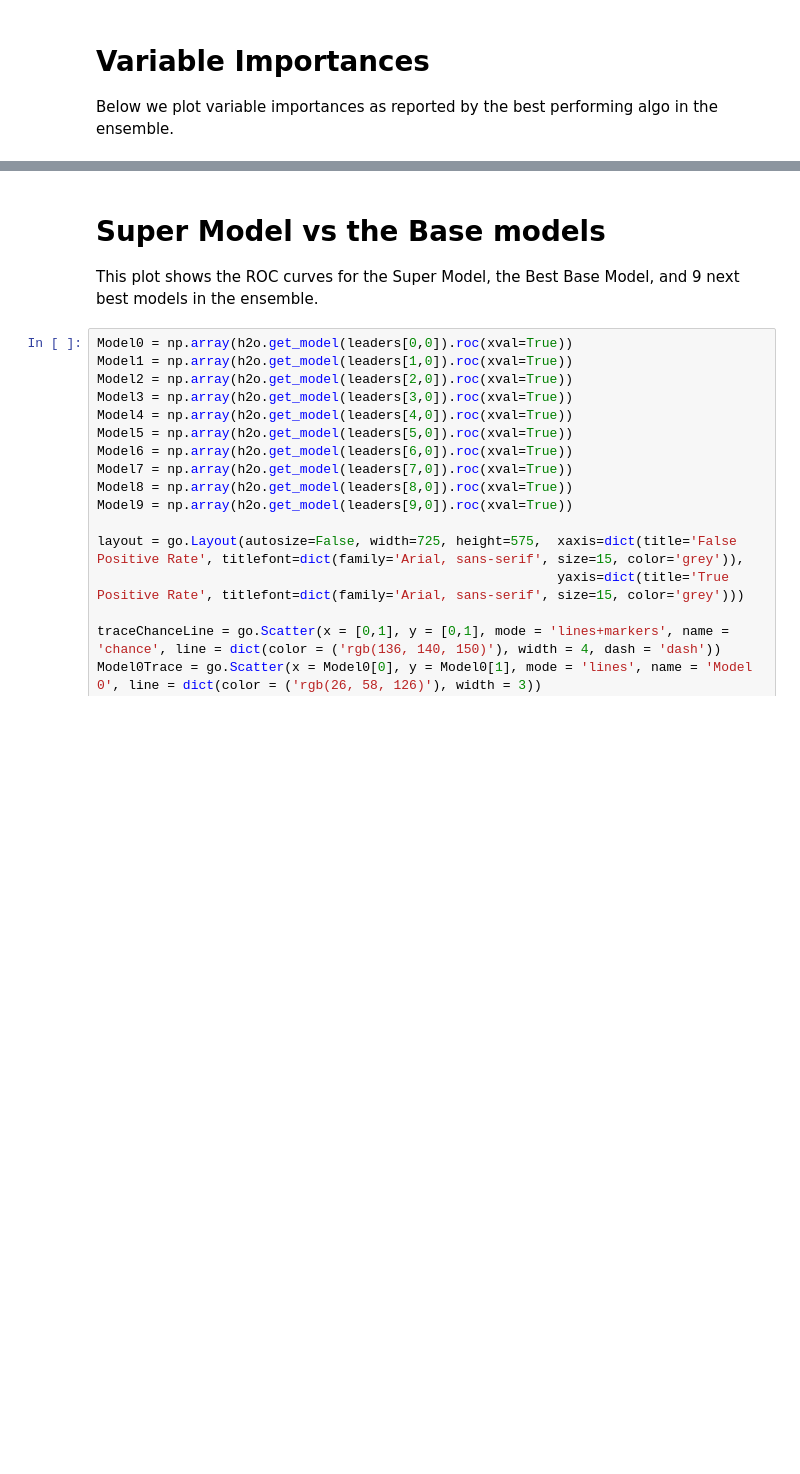
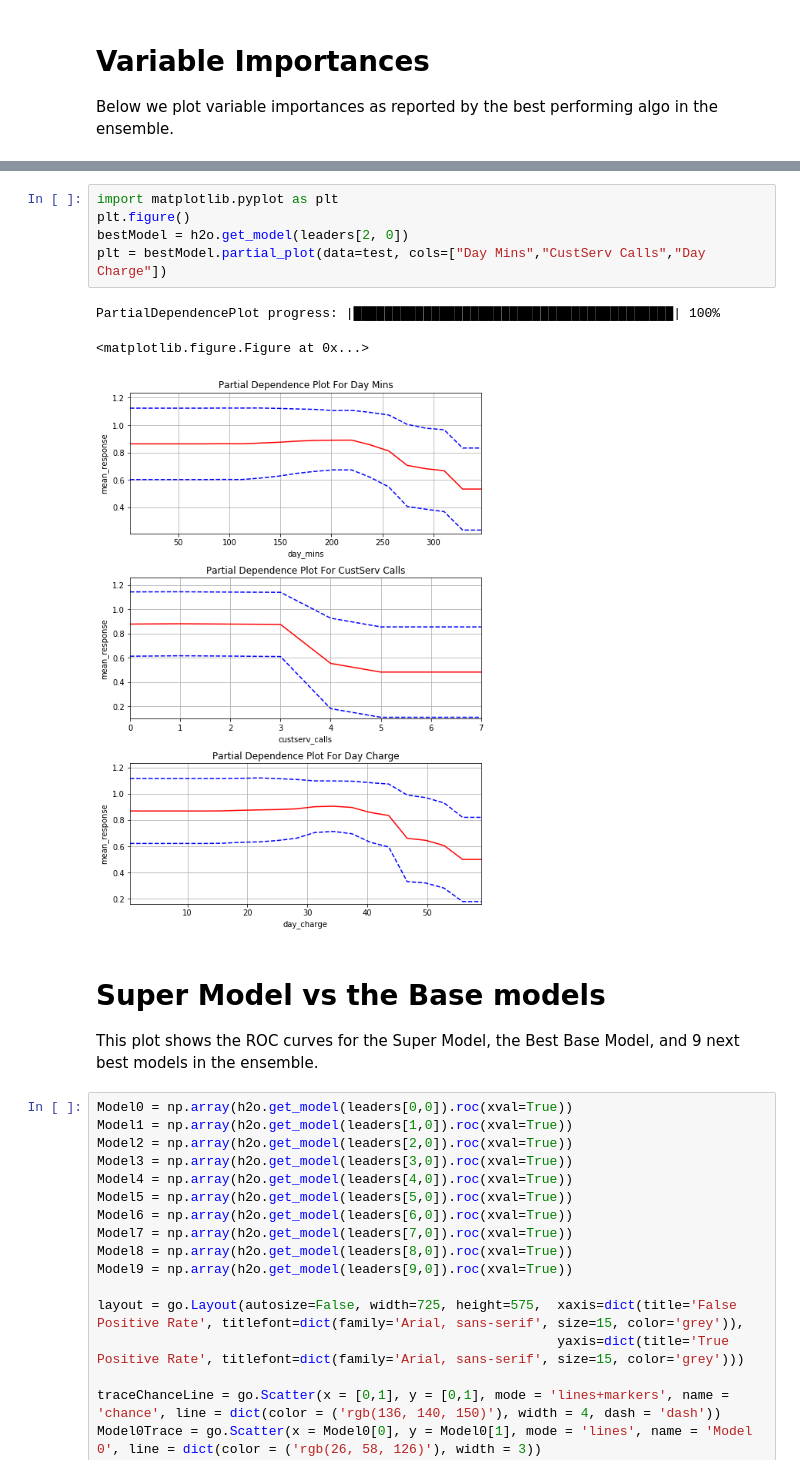
Before and after one commit to Brett777/Predict-Churn, a Jupyter notebook: Customer Churn with AutoML.ipynb, the cells around one changed output, grey strips where cells are left out. Saved outputs shown, nothing was run; the diff lists cells and outputs as text; blank space fills up the shorter version.

Commit message:
Updated PDP charts

```diff
--- a/Customer Churn with AutoML.ipynb
+++ b/Customer Churn with AutoML.ipynb
@@ -131,6 +128,15 @@ importances = importances.loc[:,['variable','relative_importance']].groupby('var
 importances.sort_values(by="relative_importance", ascending=False).iplot(kind='bar', colors='#5AC4F2', theme='white')
 # %% [output]
 [interactive output not drawn]
+# %%
+import matplotlib.pyplot as plt
+plt.figure()
+bestModel = h2o.get_model(leaders[2, 0])
+plt = bestModel.partial_plot(data=test, cols=["Day Mins","CustServ Calls","Day Charge"])
+# %% [output]
+PartialDependencePlot progress: |█████████████████████████████████████████| 100%
+<matplotlib.figure.Figure at 0x...>
+[figure, added]
 # %% [markdown]
 # Super Model vs the Base models
 This plot shows the ROC curves for the Super Model, the Best Base Model, and 9 next best models in the ensemble.
```
Also changed, not shown: parts of 11 cells of this notebook.
